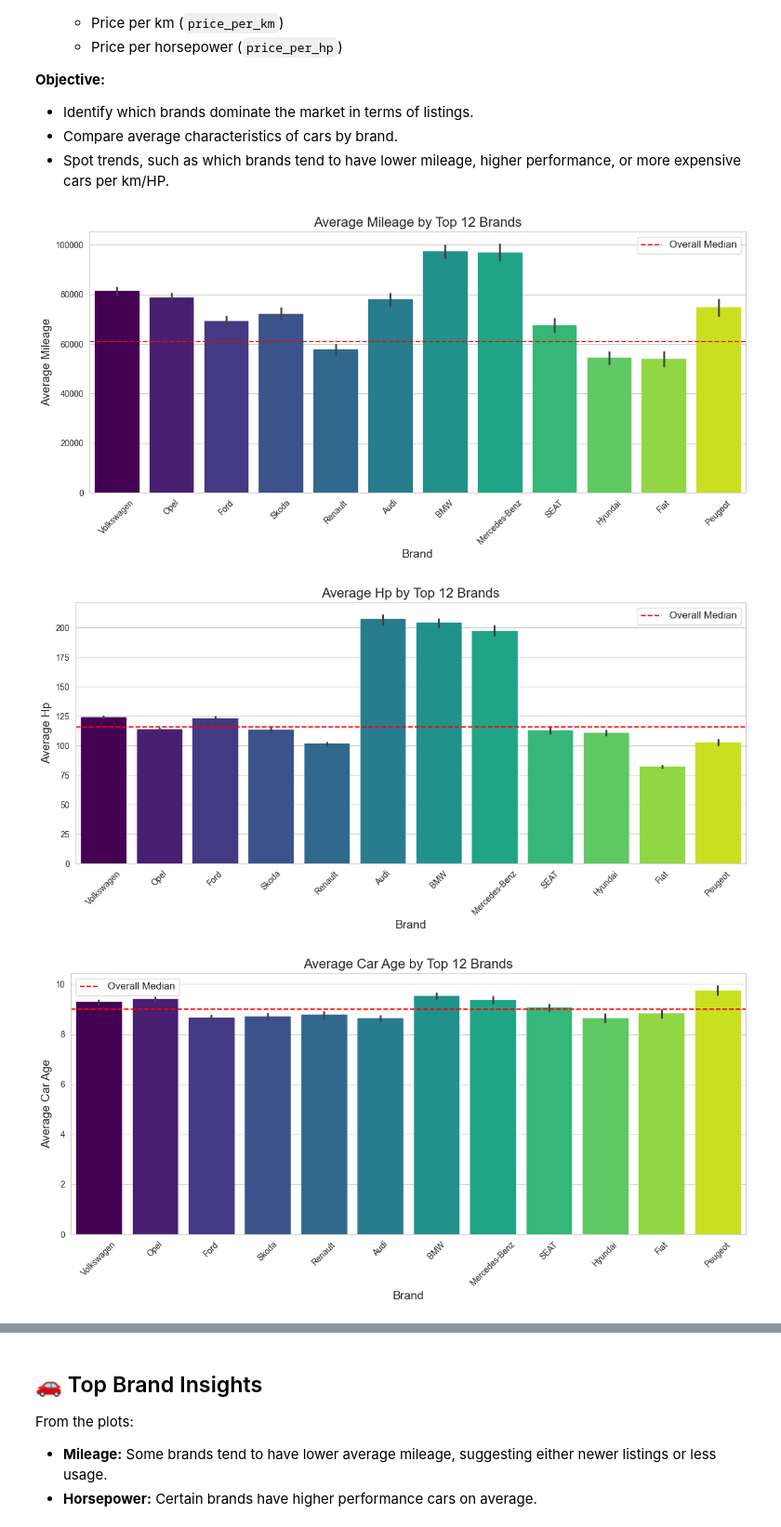
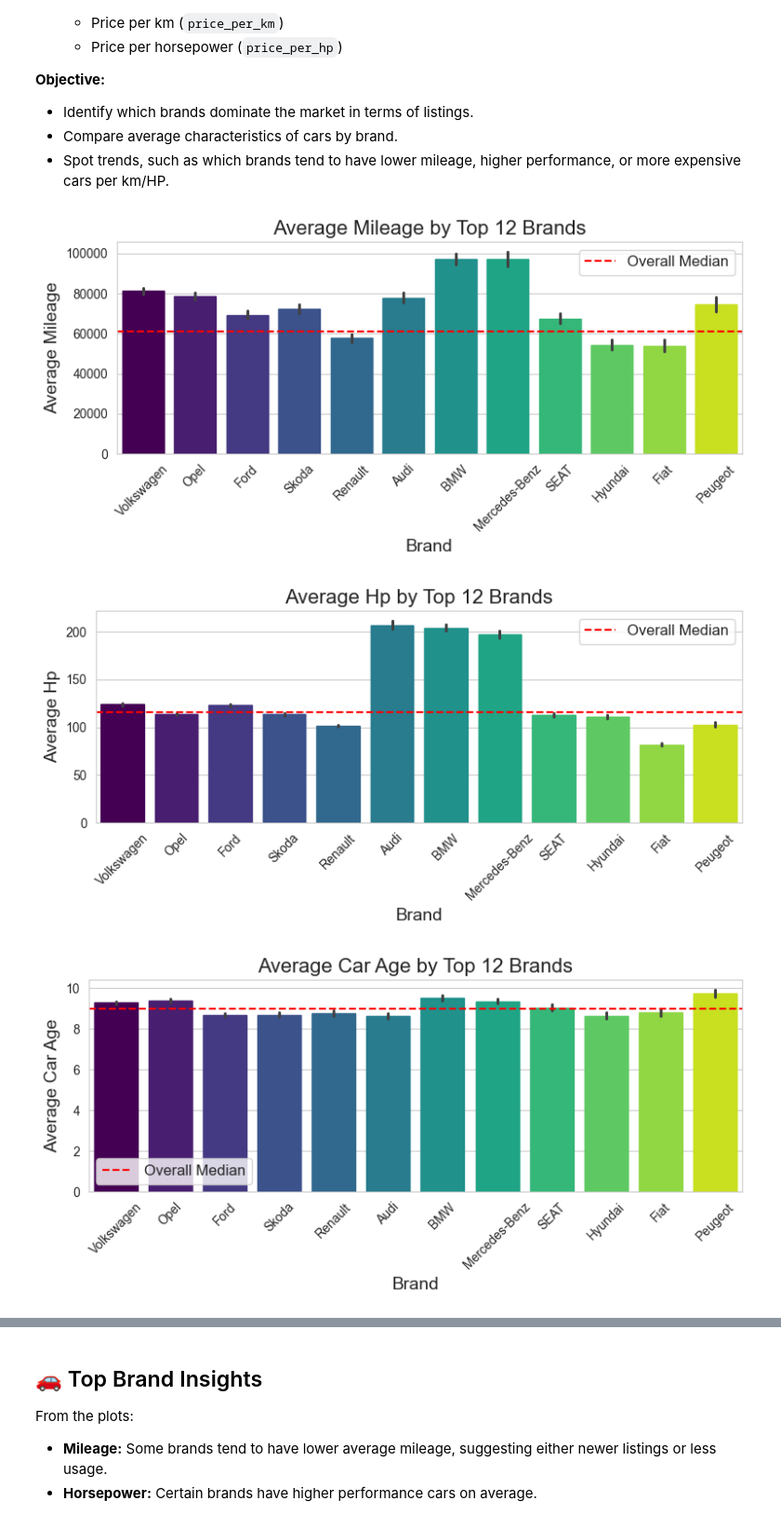
Before and after one commit to AdjinaMohamed/Used_Cars_Analysis, a Jupyter notebook: notebooks/Used_Cars_Analysis.ipynb, the cells around one changed output, grey strips where cells are left out. Shown at 93% size. Cells and saved outputs as stored; diff of their text form; code cells hidden in the pictures.

```diff
--- a/notebooks/Used_Cars_Analysis.ipynb
+++ b/notebooks/Used_Cars_Analysis.ipynb
@@ -495,31 +683,31 @@ numeric_cols = ['mileage','hp','car_age','price_per_km','price_per_hp']
 # %%
 
 for col in numeric_cols:
-    plt.figure(figsize=(12,6))
+    plt.figure(figsize=(8,4))
     ax = sns.barplot(
         data=cars_top,
         x='brand',
         y=col,
         order=top_brands,
         estimator=np.mean
     )
 
     # consistent color gradient
     for i, bar in enumerate(ax.patches):
         bar.set_color(plt.cm.viridis(i / len(ax.patches)))
 
     # median line for context
     plt.axhline(cars[col].median(), color='red', linestyle='--', label='Overall Median')
 
     # Titles and labels
     plt.title(f"Average {col.replace('_',' ').title()} by Top 12 Brands", fontsize=16)
     plt.xlabel("Brand", fontsize=14)
     plt.ylabel(f"Average {col.replace('_',' ').title()}", fontsize=14)
     plt.xticks(rotation=45)
     plt.legend(fontsize=12)
     plt.tight_layout()
     plt.show()
 # %% [output]
-[figure, old version]
+[figure, new version]
-[figure, old version]
+[figure, new version]
-[figure, old version]
+[figure, new version]
```
Also changed, not shown: parts of 12 cells of this notebook.
